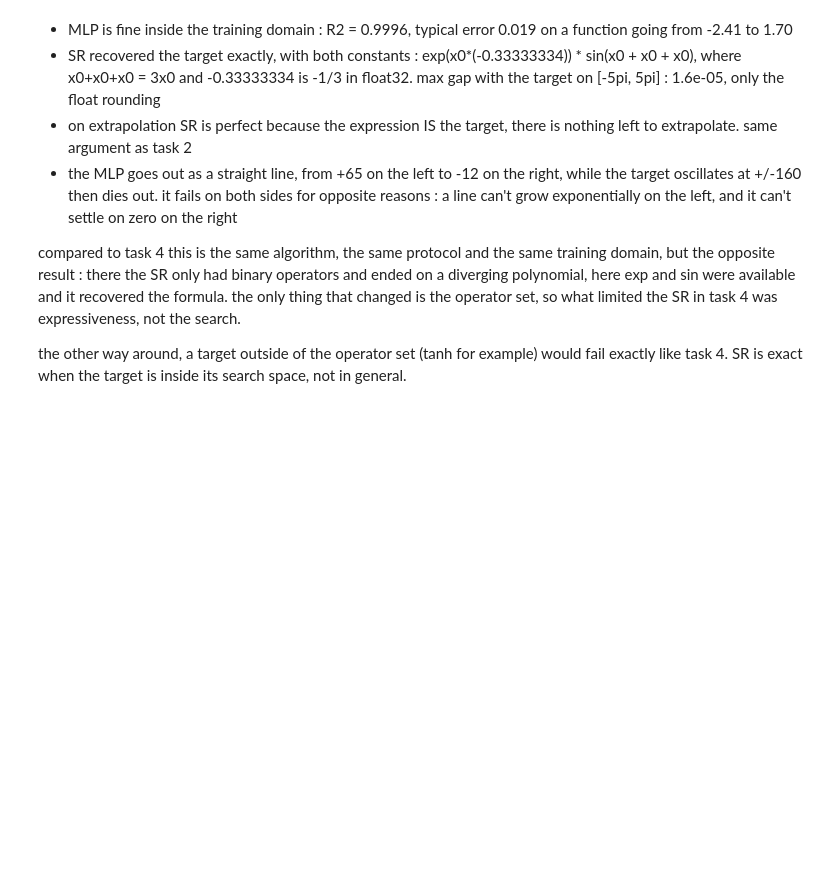
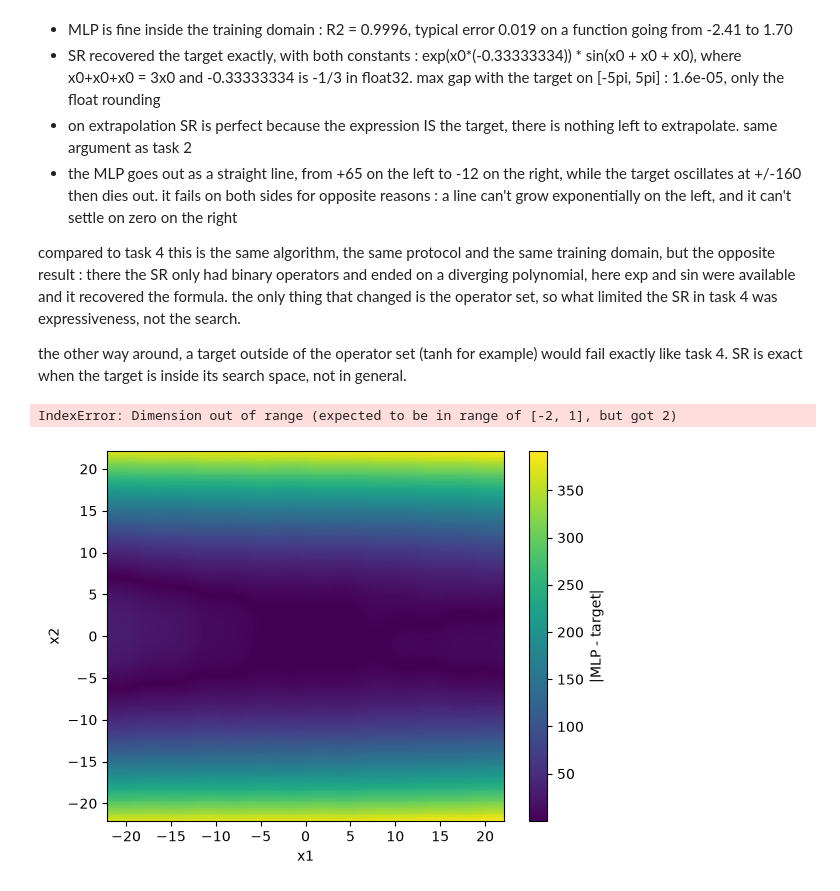
Before and after one commit to Boj4ckk/neuro_symbolic, a Jupyter notebook: neuro_symbolic_tasks.ipynb, the cells around one changed output. Saved outputs shown, nothing was run; the diff lists cells and outputs as text; code cells hidden in the pictures; blank space fills up the shorter version.

```diff
--- a/neuro_symbolic_tasks.ipynb
+++ b/neuro_symbolic_tasks.ipynb
@@ -46,8 +46,8 @@ def make_eval_grid(span=1.0, n=500):
 
 # ---- models
 
-def make_mlp(lr=0.001):
-    mlp = MLP()
+def make_mlp(lr=0.001, n_inputs=1):
+    mlp = MLP(n_inputs)
     # the optimizer is built here with the model, so they always point to the same weights
     optimizer = torch.optim.SGD(mlp.parameters(), lr=lr, momentum=0.9)
     return mlp, optimizer
@@ -366,3 +366,21 @@ we add little bit of spice with 2 2 unary operator to evaluate the capacity of s
 # %%
 def complexe_eq_1(x): # Defining the complex function
     return torch.exp(-x/3) * torch.sin(3*x)
+
+def complexe_eq_2(x1,x2):
+    return torch.sin(x1) + x2 **2
+# %%
+def mlp_testing_phase_2d(mlp, target, span=1, n=200):
+    # one regular axis, shared by x1 and x2, on [-span*pi, span*pi]
+    axis = torch.linspace(-span*torch.pi, span*torch.pi, n)
+    x1, x2 = torch.meshgrid(axis, axis, indexing='xy') # two (n,n) grids covering the square
+
+    # the network wants a (points, 2) table : flatten each grid and cat the two columns
+    grid = torch.cat([x1.reshape(-1,1), x2.reshape(-1,1)], dim=1)
+    with torch.no_grad():
+        y_pred = mlp(grid).reshape(n, n) # back to the grid shape
+    error = (y_pred - target(x1, x2)).abs() # the color is the error, not the value
+
+    plt.pcolormesh(x1, x2, error, shading='auto')
+    plt.colorbar(label="|MLP - target|")
+    plt.xlabel("x1"); plt.ylabel("x2")
@@ -476,3 +508,17 @@ limited the SR in task 4 was expressiveness, not the search.
 the other way around, a target outside of the operator set (tanh for example)
 would fail exactly like task 4. SR is exact when the target is inside its search
 space, not in general.
+# %%
+x1_c2 = torch.rand(100, 1) * 2 * torch.pi - torch.pi
+x2_c2 = torch.rand(100, 1) * 2 * torch.pi - torch.pi
+y_c2 = complexe_eq_2(x1_c2,x2_c2)
+
+x_c2 = torch.cat([x1_c2,x2_c2],dim=2)
+mlp_c2, opt_c2 = make_mlp(n_inputs=2)
+mlp_training(mlp_c2,opt_c2,x_c2,y_c2,5000)
+# %% [output]
+IndexError: Dimension out of range (expected to be in range of [-2, 1], but got 2)
+# %%
+mlp_testing_phase_2d(mlp_c2,target=complexe_eq_2,span=7)
+# %% [output]
+[figure, added]
```
Also changed, not shown: parts of 4 cells of this notebook.
